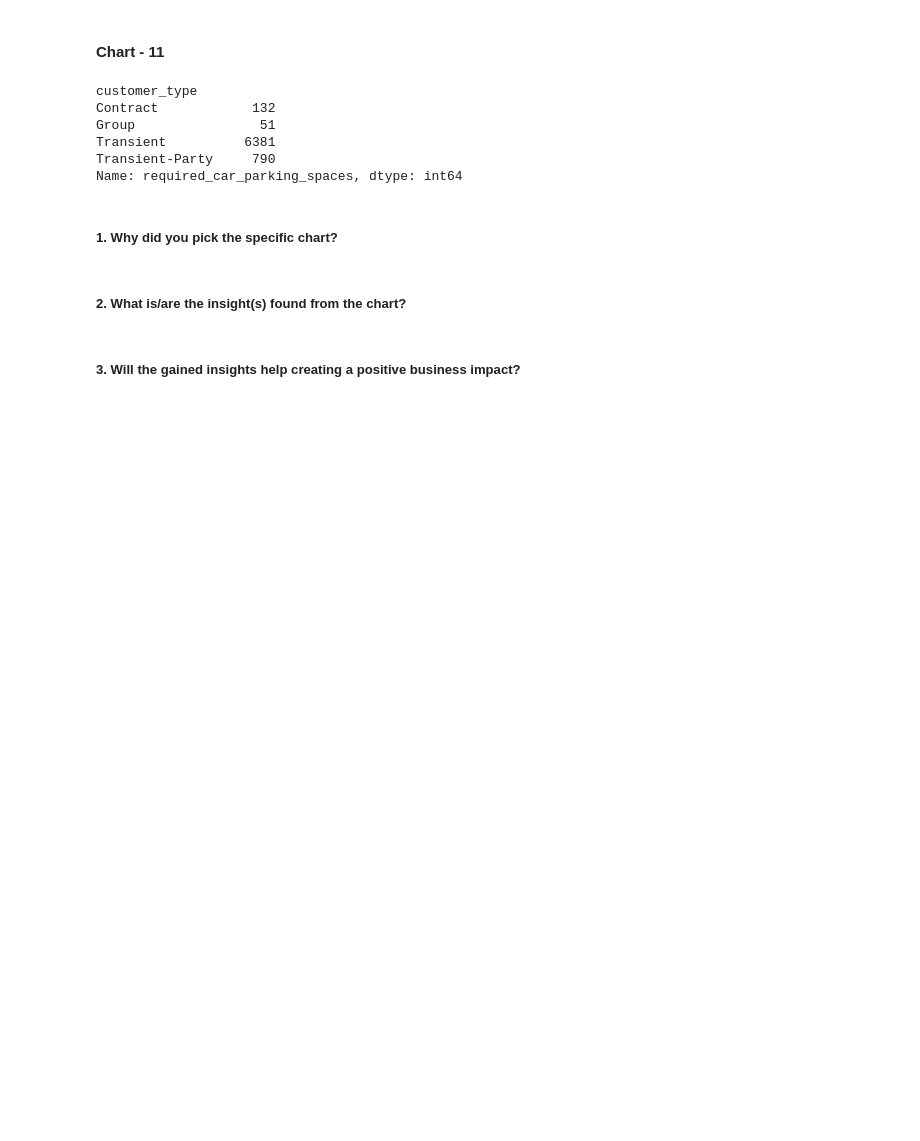
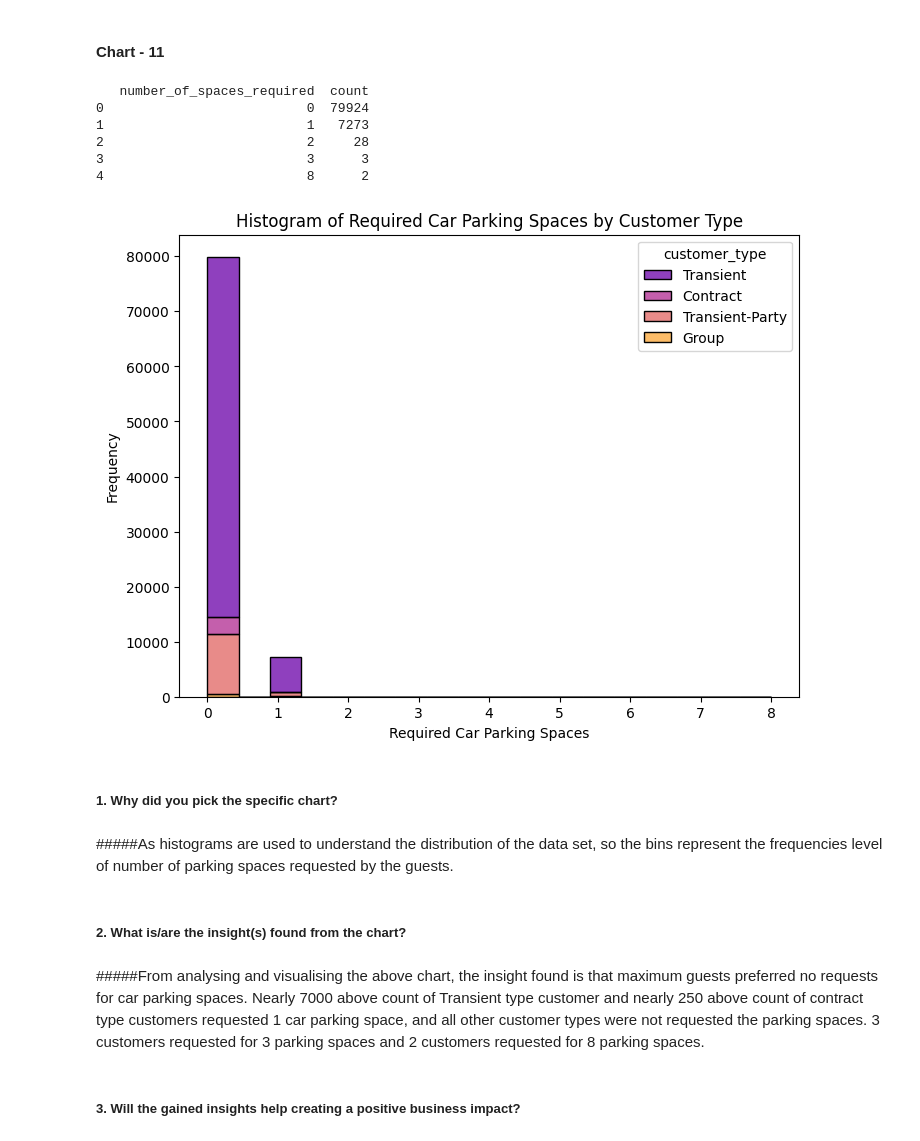
Before and after one commit to jyothika2809/CITY-AND-RESORT-HOTEL-EDA-AND-DASHBOARD, a Jupyter notebook: EDA_hotel_booking_analysis.ipynb, the cells around one changed output. Saved outputs shown, nothing was run; the diff lists cells and outputs as text; code cells hidden in the pictures; blank space fills up the shorter version.

```diff
--- a/EDA_hotel_booking_analysis.ipynb
+++ b/EDA_hotel_booking_analysis.ipynb
@@ -754,21 +754,36 @@ L                        NaN    NaN        6.0              NaN
 #####The insight from the visualisation is, the "A" room type is mostly been reserved by the transient customer type and least reserved by group customers. The least reserved room is "B","H" and "L"  by all types of customers.
 # %% [markdown]
 #### Chart - 11
-# %%
-x= pd.DataFrame(hotel_booking[['customer_type','required_car_parking_spaces']])
-y= x.groupby(('customer_type'))['required_car_parking_spaces'].sum()
-print(y)
-print('\n')
-# %% [output]
-customer_type
-Contract            132
-Group                51
-Transient          6381
-Transient-Party     790
-Name: required_car_parking_spaces, dtype: int64
+# %%
+#Getting the count of number of parking spaces requested by the guests
+count_of_required_parking= hotel_booking["required_car_parking_spaces"].value_counts().reset_index().rename(columns={"index":"required_car_parking_spaces","required_car_parking_spaces":"number_of_spaces_required"})
+print(count_of_required_parking)
+print('\n')
+# Plotting the histogram
+plt.figure(figsize=(8,6))
+# creating the histogram
+sns.histplot(data=hotel_booking, x='required_car_parking_spaces', hue='customer_type', edgecolor= "black",multiple='stack', kde=False, palette='plasma')
+# Adding labels and title
+plt.xlabel('Required Car Parking Spaces')
+plt.ylabel('Frequency')
+plt.title('Histogram of Required Car Parking Spaces by Customer Type')
+# Display the plot
+plt.show()
+# %% [output]
+   number_of_spaces_required  count
+0                          0  79924
+1                          1   7273
+2                          2     28
+3                          3      3
+4                          8      2
+[figure, added]
 # %% [markdown]
 ##### 1. Why did you pick the specific chart?
+# %% [markdown]
+#####As histograms are used to understand the distribution of the data set, so the bins represent the frequencies level of number of parking spaces requested by the guests.
 # %% [markdown]
 ##### 2. What is/are the insight(s) found from the chart?
+# %% [markdown]
+#####From analysing and visualising the above chart, the insight found is that maximum guests preferred no requests for car parking spaces. Nearly 7000 above count of Transient type customer and nearly 250 above count of contract type customers requested 1 car parking space, and all other customer types were not requested the parking spaces. 3 customers requested for 3 parking spaces and 2 customers requested for 8 parking spaces.
 # %% [markdown]
 ##### 3. Will the gained insights help creating a positive business impact?
```
Also changed, not shown: parts of 1 cell of this notebook.
